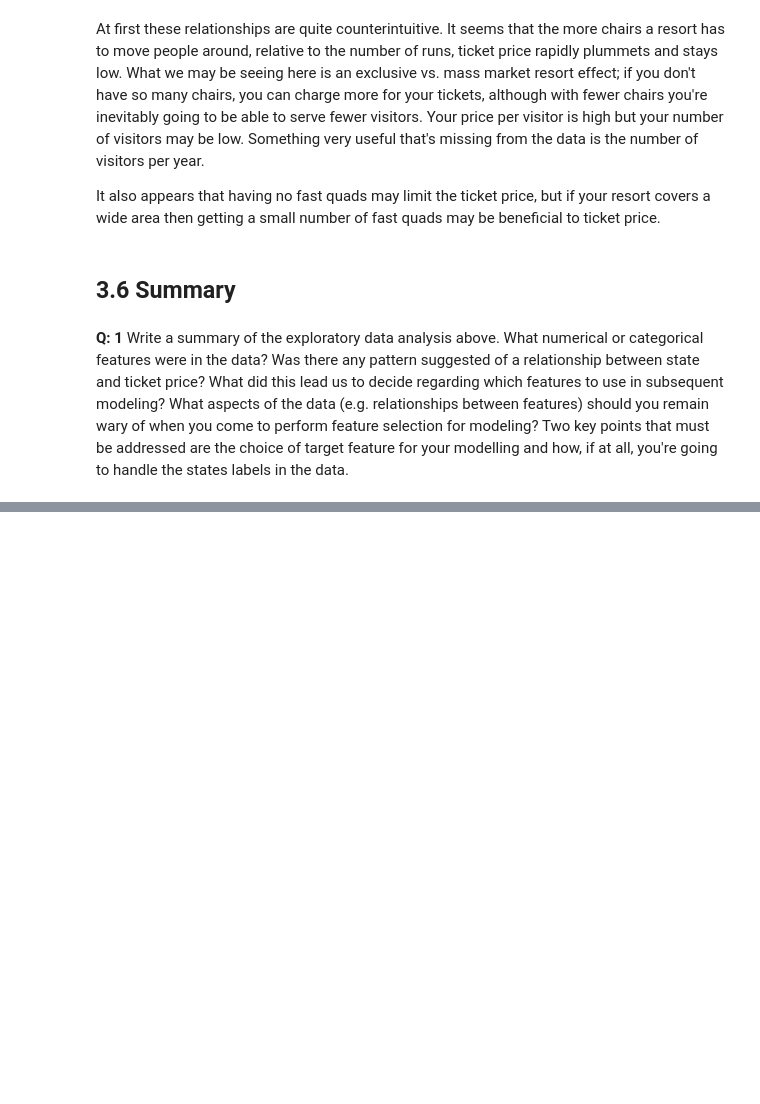
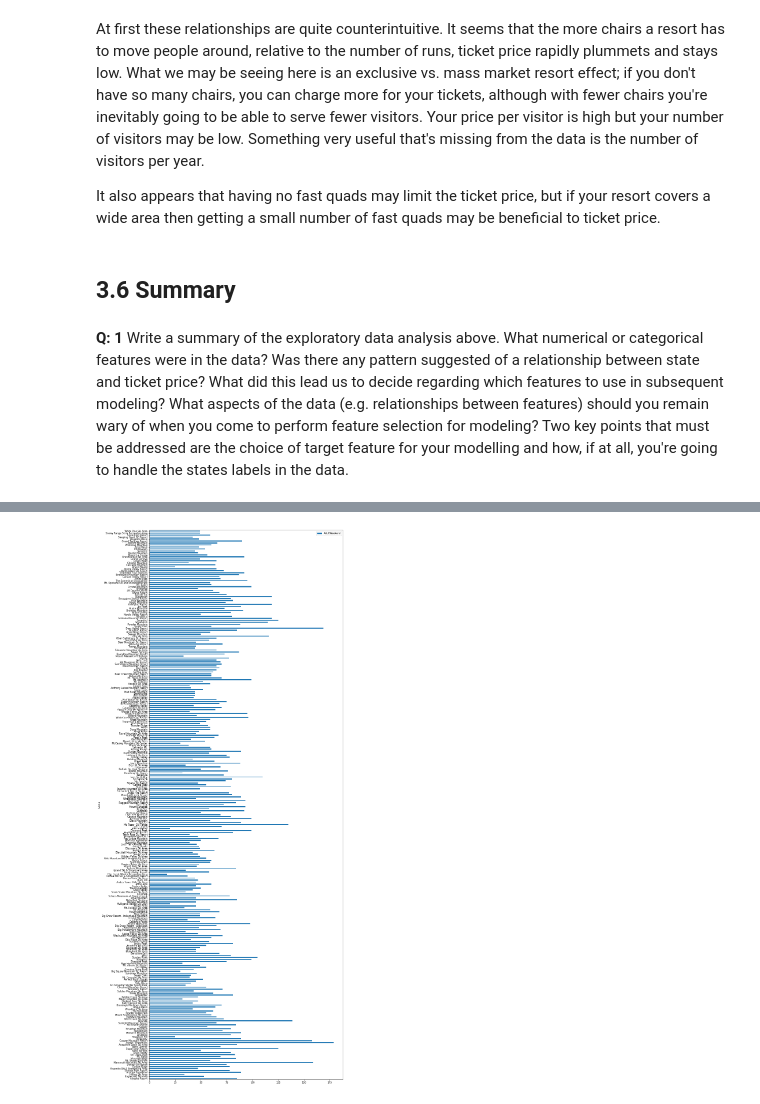
Before and after one commit to BinhKieu82/DataScienceGuidedCapstone, a Jupyter notebook: Notebooks/03_exploratory_data_analysis.ipynb, the cells around one changed output, grey strips where cells are left out. Drawn from its saved outputs; the diff is of its cells as text; code cells hidden in the pictures; blank space fills up the shorter version.

```diff
--- a/Notebooks/03_exploratory_data_analysis.ipynb
+++ b/Notebooks/03_exploratory_data_analysis.ipynb
@@ -847,3 +847,10 @@ Numerical:
+# %%
+# ski_data.info()
+ski_data.plot(kind='barh', x='Name', y='AdultWeekend', figsize=(12,35))
+plt.rc('font', size=12)
+plt.show()
+# %% [output]
+[figure, added]
 # %%
 ski_data.head().T
 # %% [output]
```
Also changed, not shown: parts of 5 cells of this notebook, 2 other files.
